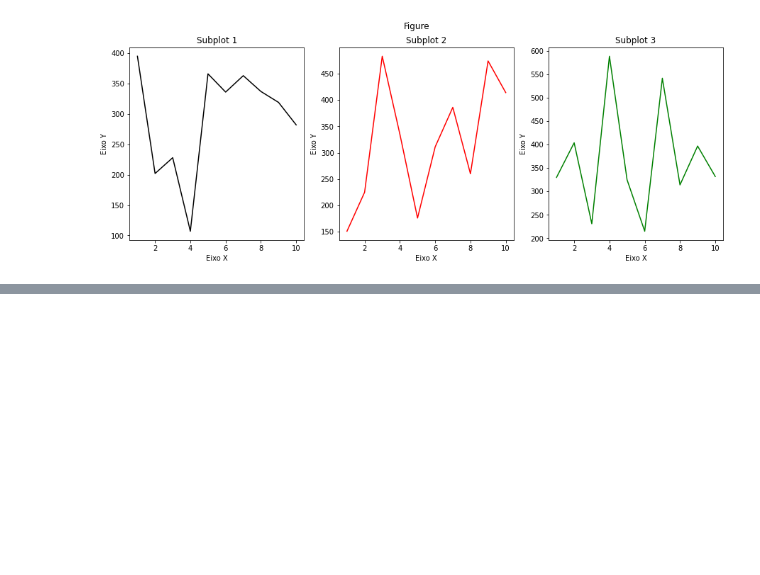
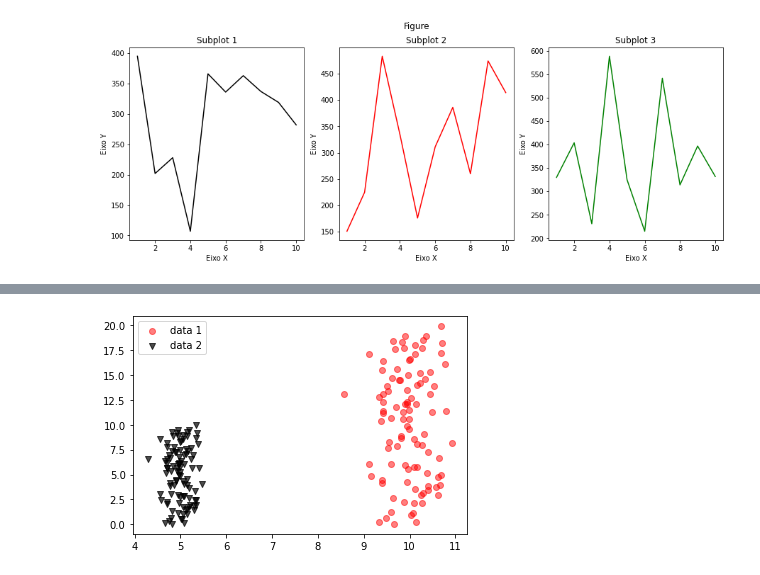
Before and after one commit to Lucas-procopio/Data-Analysis, a Jupyter notebook: Matplotlib_Analysis.ipynb, the cells around one changed output, grey strips where cells are left out. Cells and saved outputs as stored; diff of their text form; code cells hidden in the pictures; blank space fills up the shorter version.

```diff
--- a/Matplotlib_Analysis.ipynb
+++ b/Matplotlib_Analysis.ipynb
@@ -110,0 +125,22 @@ for i in range(3):
+# %%
+# Normal distribution
+x = np.random.normal(10, 0.5, 100)
+
+# Uniform distribution
+y = np.random.uniform(0, 20, 100)
+# %%
+# Creating a figure
+fig = plt.figure()
+
+# Criando os eixos
+ax = plt.axes()
+
+# Informando os quais os dados dos eixos x e y, o marcador, cor, label e o alpha
+# que é a opacidade
+ax.scatter(x, y, marker = 'o', color = 'red', label = 'data 1', alpha = 0.5)
+
+# Multiplicando os valores por 0.5
+ax.scatter(x*0.5, y*0.5, marker = 'v', color = 'black', label = 'data 2', alpha = 0.7)
+ax.legend();
+# %% [output]
+[figure, added]
```
Also changed, not shown: parts of 3 cells of this notebook.
